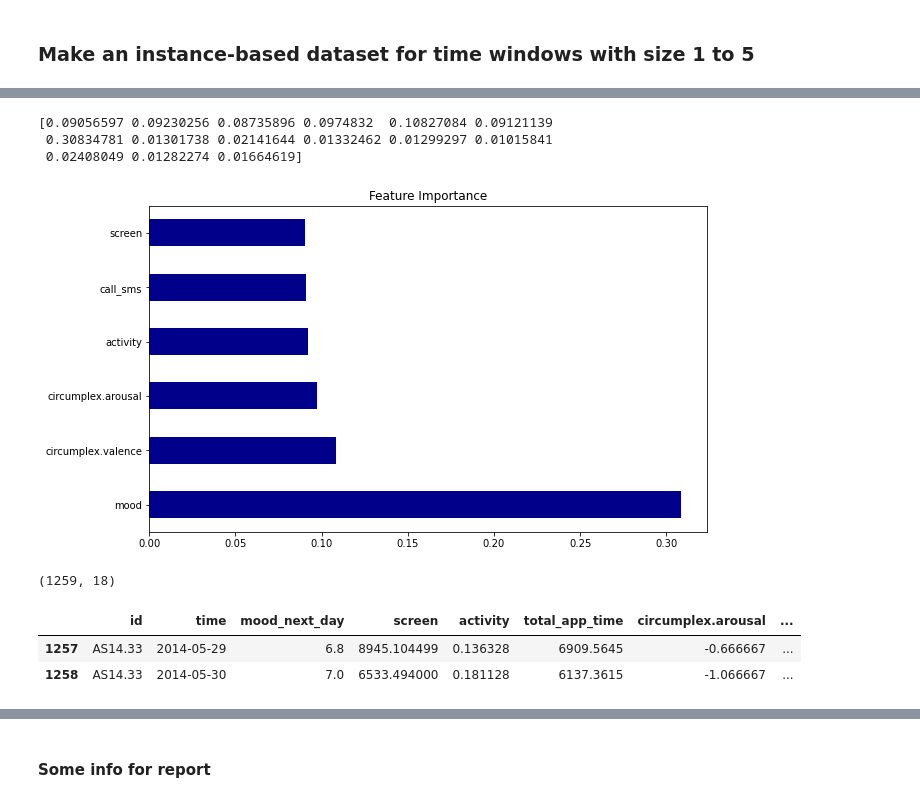
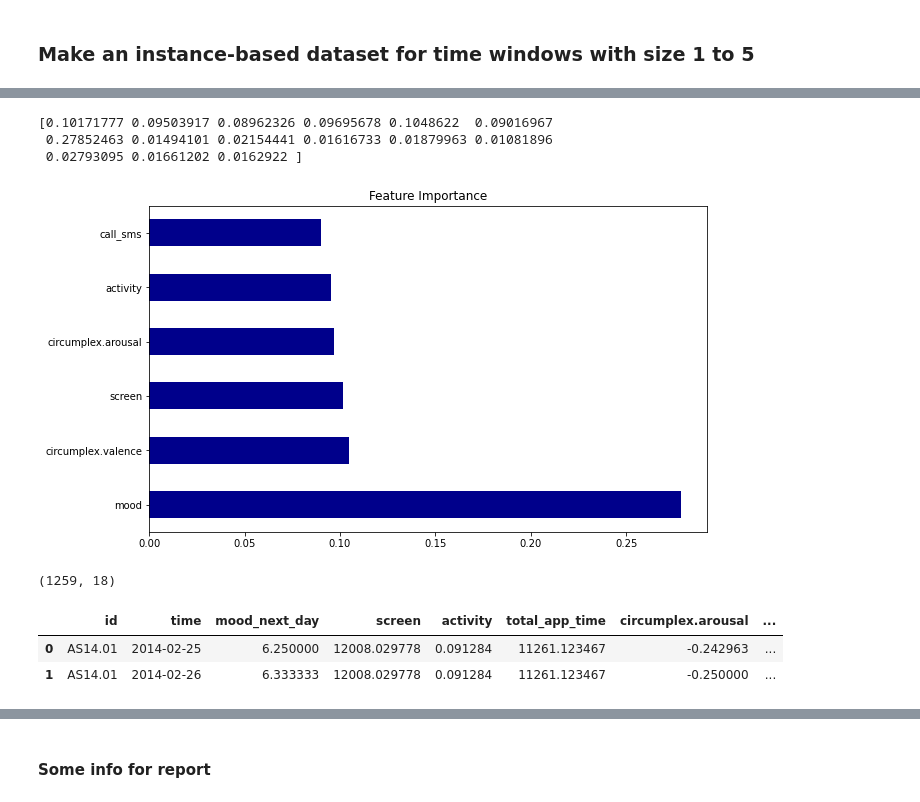
Before and after one commit to susymaijer/DMT, a Jupyter notebook: Final_Data_Preparation.ipynb, the cells around one changed output, grey strips where cells are left out. Cells and saved outputs as stored; diff of their text form; code cells hidden in the pictures.

```diff
--- a/Final_Data_Preparation.ipynb
+++ b/Final_Data_Preparation.ipynb
@@ -323,12 +317,13 @@ def make_instance_based(data, window, debug=False):
 
         dfs_window.append(df_i)
 
+    # Remove day
     result = pd.concat(dfs_window, ignore_index=True)
     result.to_csv(f'data/RF_lag_{window}', sep = "\t", index= False)
 
     return result
 
-finaldf.to_csv(f'data/RF_lag_1', sep = "\t", index= False)
+finaldf1 = make_instance_based(finaldf, 1)
 finaldf2 = make_instance_based(finaldf, 2, True)
 finaldf3 = make_instance_based(finaldf, 3)
 finaldf4 = make_instance_based(finaldf, 4)
@@ -354,28 +349,28 @@ time
 # %%
 def do_feature_selection_instance_based(data):
 
     # feature selection for processing approach 2 data
     from sklearn.ensemble import ExtraTreesRegressor
     X = data.drop(['id', 'time','mood_next_day'], axis=1)
     y = data.mood_next_day
     model = ExtraTreesRegressor()
     model.fit(X,y)
     print(model.feature_importances_) #use inbuilt class feature_importances of tree based classifiers
     #plot graph of feature importances for better visualization
     feat_importances = pd.Series(model.feature_importances_, index=X.columns)
     feat_importances.nlargest(6).plot(kind='barh', color = 'darkblue')
     plt.title('Feature Importance')
     plt.show()
 
-do_feature_selection_instance_based(finaldf2)
-print(finaldf2.shape)
-finaldf2.tail(n=2)
+do_feature_selection_instance_based(finaldf1)
+print(finaldf1.shape)
+finaldf1.head(n=2)
 # %% [output]
-[0.09056597 0.09230256 0.08735896 0.0974832  0.10827084 0.09121139
- 0.30834781 0.01301738 0.02141644 0.01332462 0.01299297 0.01015841
- 0.02408049 0.01282274 0.01664619]
+[0.10171777 0.09503917 0.08962326 0.09695678 0.1048622  0.09016967
+ 0.27852463 0.01494101 0.02154441 0.01616733 0.01879963 0.01081896
+ 0.02793095 0.01661202 0.0162922 ]
-[figure, old version]
+[figure, new version]
 (1259, 18)
 |  | id | time | mood_next_day | screen | activity | total_app_time | circumplex.arousal | ... |
-| 1257 | AS14.33 | 2014-05-29 | 6.8 | 8945.104499 | 0.136328 | 6909.5645 | -0.666667 | ... |
-| 1258 | AS14.33 | 2014-05-30 | 7.0 | 6533.494000 | 0.181128 | 6137.3615 | -1.066667 | ... |
+| 0 | AS14.01 | 2014-02-25 | 6.250000 | 12008.029778 | 0.091284 | 11261.123467 | -0.242963 | ... |
+| 1 | AS14.01 | 2014-02-26 | 6.333333 | 12008.029778 | 0.091284 | 11261.123467 | -0.250000 | ... |
```
Also changed, not shown: parts of 7 cells of this notebook, 7 other files.
